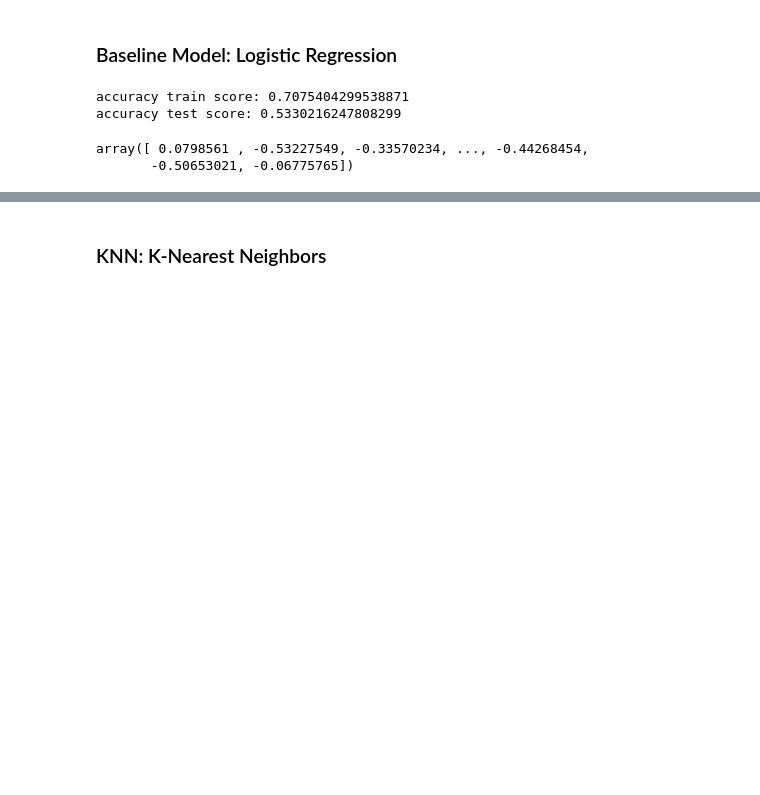
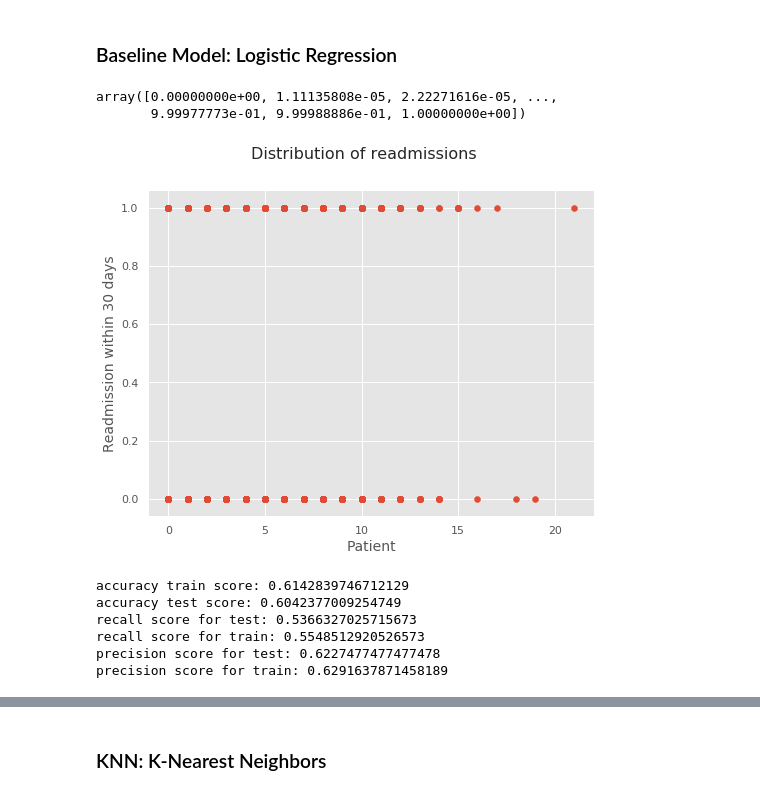
Before and after one commit to agaujean9/Hospital-Readmissions-Classifier, a Jupyter notebook: Readmissions.ipynb, the cells around one changed output, grey strips where cells are left out. Drawn from its saved outputs; the diff is of its cells as text; code cells hidden in the pictures; blank space fills up the shorter version.

Commit message:
update Readmissions_

```diff
--- a/Readmissions.ipynb
+++ b/Readmissions.ipynb
@@ -514,5 +507,23 @@ X_train, X_test, y_train, y_test = train_test_split(X_resampled,y_resampled,test
 # %% [markdown]
 ### Baseline Model: Logistic Regression
+# %%
+np.linspace(0,1,len(readmit))
+# %% [output]
+array([0.00000000e+00, 1.11135808e-05, 2.22271616e-05, ...,
+       9.99977773e-01, 9.99988886e-01, 1.00000000e+00])
+# %%
+
+readmit = np.array(df.readmitted)
+
+
+fig = plt.figure(figsize=(8,6))
+fig.suptitle('Distribution of readmissions', fontsize=16)
+plt.scatter(df.number_inpatient, df.readmitted)
+plt.xlabel("Patient", fontsize=14)
+plt.ylabel("Readmission within 30 days", fontsize=14)
+plt.show()
+# %% [output]
+[figure, added]
 # %%
 from sklearn.linear_model import LogisticRegression
 #instantiate logreg object
@@ -527,13 +538,18 @@ y_test_hat = model_log.predict(X_test)
 # %%
 print('accuracy train score:', accuracy_score(y_train, y_train_hat))
 print('accuracy test score:', accuracy_score(y_test, y_test_hat))
+print('recall score for test:', recall_score(y_test, y_test_hat))
+print('recall score for train:', recall_score(y_train, y_train_hat))
+print('precision score for test:', precision_score(y_test, y_test_hat))
+print('precision score for train:', precision_score(y_train, y_train_hat))
 y_score = logreg.fit(X_train, y_train).decision_function(X_test)
-y_score
 # %% [output]
-accuracy train score: 0.7075404299538871
-accuracy test score: 0.5330216247808299
+accuracy train score: 0.6142839746712129
+accuracy test score: 0.6042377009254749
+recall score for test: 0.5366327025715673
+recall score for train: 0.5548512920526573
+precision score for test: 0.6227477477477478
+precision score for train: 0.6291637871458189
-array([ 0.0798561 , -0.53227549, -0.33570234, ..., -0.44268454,
-       -0.50653021, -0.06775765])
 # %%
 confusion_matrix(y_test, y_test_hat)
 # %% [output]
```
Also changed, not shown: parts of 66 cells of this notebook, 1 other file.
